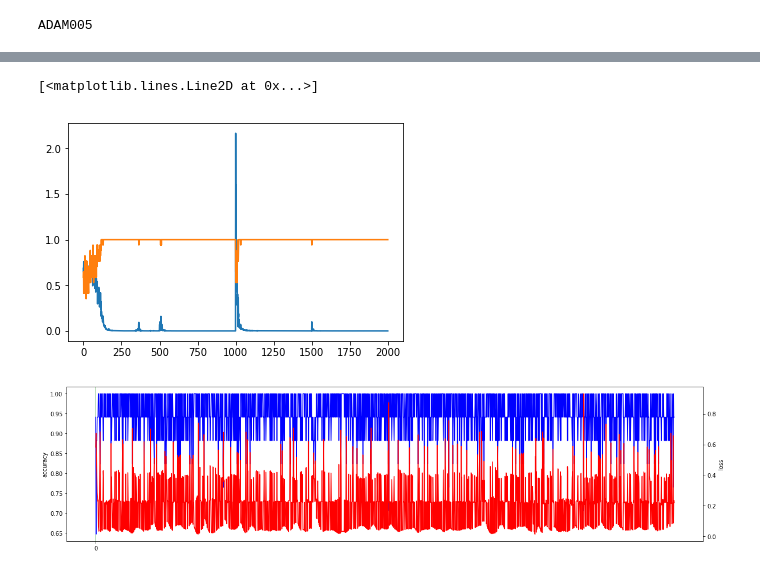
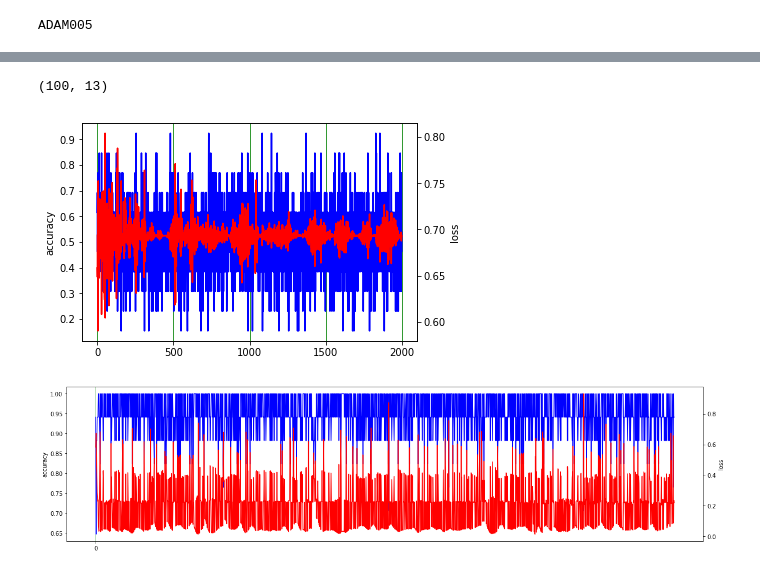
Before and after one commit to andrebeu/epm, a Jupyter notebook: nback.ipynb, the cells around one changed output, grey strips where cells are left out. Cells and saved outputs as stored; diff of their text form; code cells hidden in the pictures.

```diff
--- a/nback.ipynb
+++ b/nback.ipynb
@@ -55,9 +65,12 @@ randomizing params
-# %%
-plt.plot(train_loss)
-plt.plot(train_acc)
-# %% [output]
-[<matplotlib.lines.Line2D at 0x...>]
-[figure, removed]
+# %%
+loss,acc = trainer.eval_loop(100)
+loss.shape
+# %% [output]
+(100, 13)
+# %%
+plt_loss_acc(train_loss,train_acc,None,500)
+# %% [output]
+[figure, added]
 # %%
 plt.figure(figsize=(20,5))
 plt_loss_acc(train_loss,train_acc,plt.gca())
```
Also changed, not shown: parts of 14 cells of this notebook, 43 other files.
